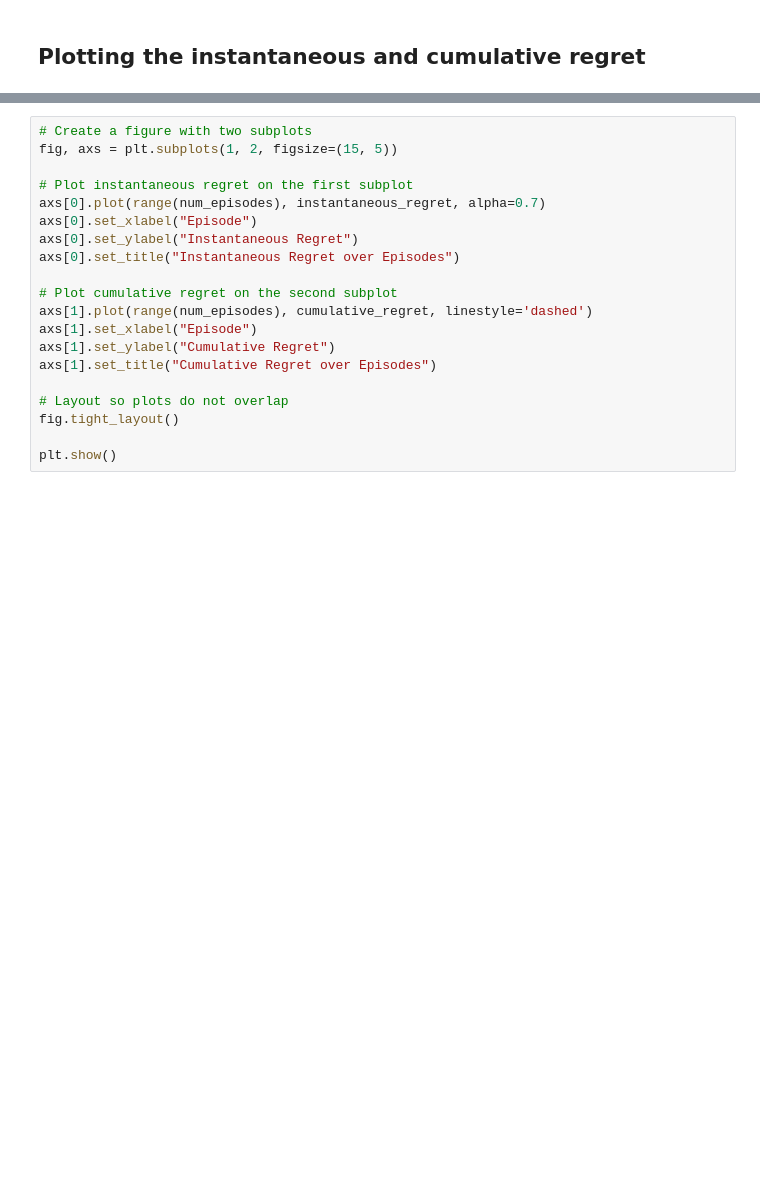
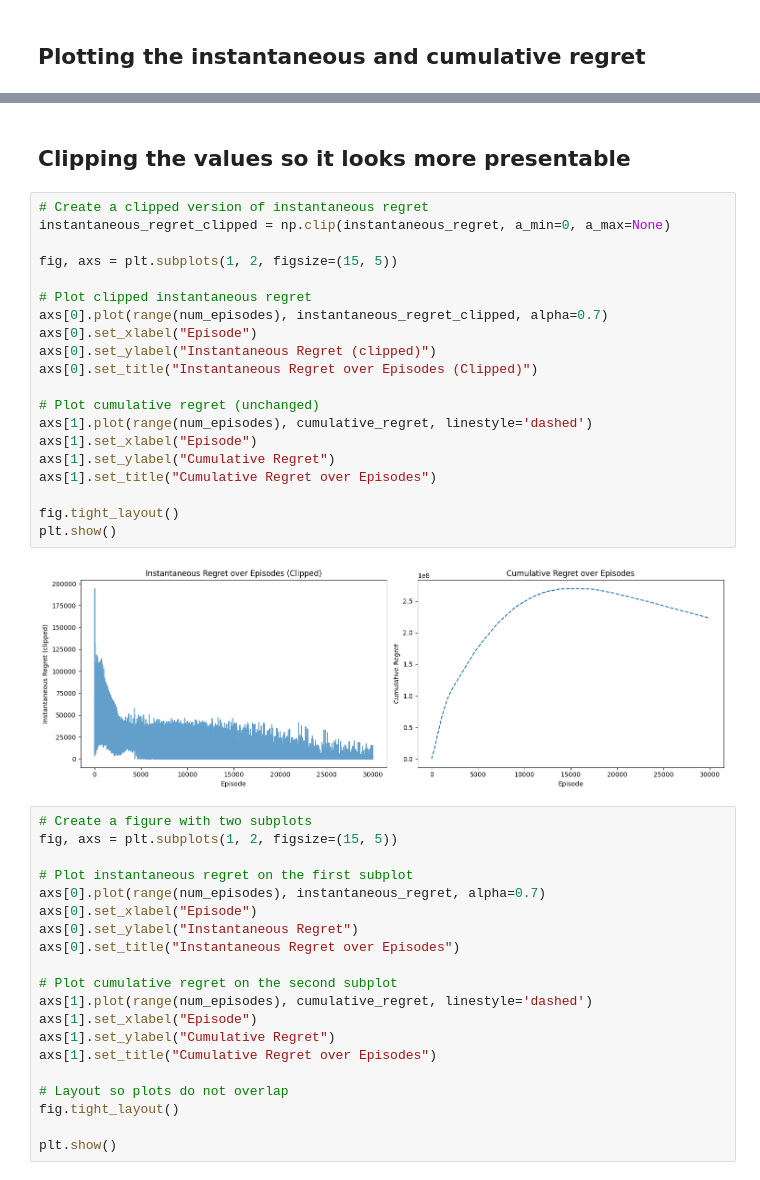
Before and after one commit to TomatoChocolate12/tabular-RL-project, a Jupyter notebook: mc.ipynb, the cells around one changed output, grey strips where cells are left out. Saved outputs shown, nothing was run; the diff lists cells and outputs as text; blank space fills up the shorter version.

```diff
--- a/mc.ipynb
+++ b/mc.ipynb
@@ -916,3 +1267,27 @@ plt.show()
+# %% [markdown]
+## Clipping the values so it looks more presentable
+# %%
+# Create a clipped version of instantaneous regret
+instantaneous_regret_clipped = np.clip(instantaneous_regret, a_min=0, a_max=None)
+
+fig, axs = plt.subplots(1, 2, figsize=(15, 5))
+
+# Plot clipped instantaneous regret
+axs[0].plot(range(num_episodes), instantaneous_regret_clipped, alpha=0.7)
+axs[0].set_xlabel("Episode")
+axs[0].set_ylabel("Instantaneous Regret (clipped)")
+axs[0].set_title("Instantaneous Regret over Episodes (Clipped)")
+
+# Plot cumulative regret (unchanged)
+axs[1].plot(range(num_episodes), cumulative_regret, linestyle='dashed')
+axs[1].set_xlabel("Episode")
+axs[1].set_ylabel("Cumulative Regret")
+axs[1].set_title("Cumulative Regret over Episodes")
+
+fig.tight_layout()
+plt.show()
+# %% [output]
+[figure, added]
 # %%
 # Create a figure with two subplots
 fig, axs = plt.subplots(1, 2, figsize=(15, 5))
```
Also changed, not shown: parts of 6 cells of this notebook.
